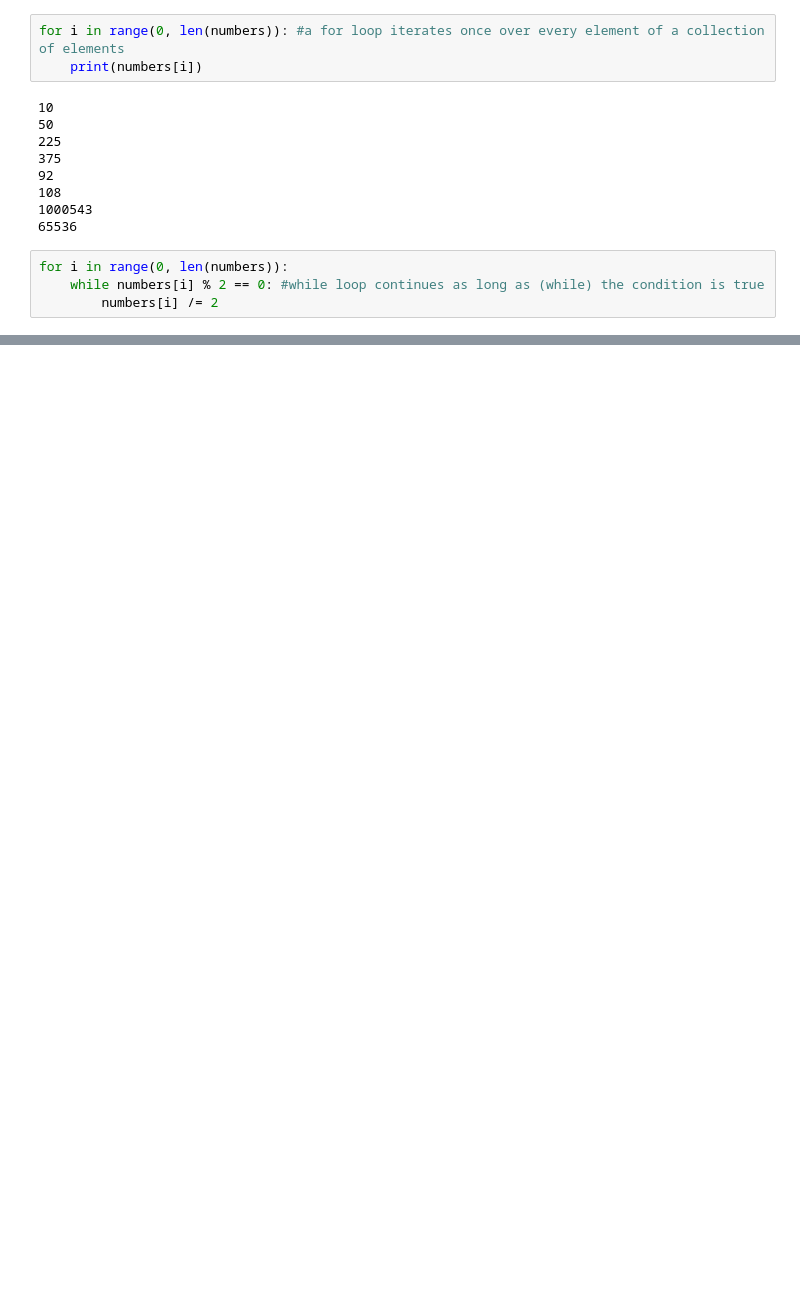
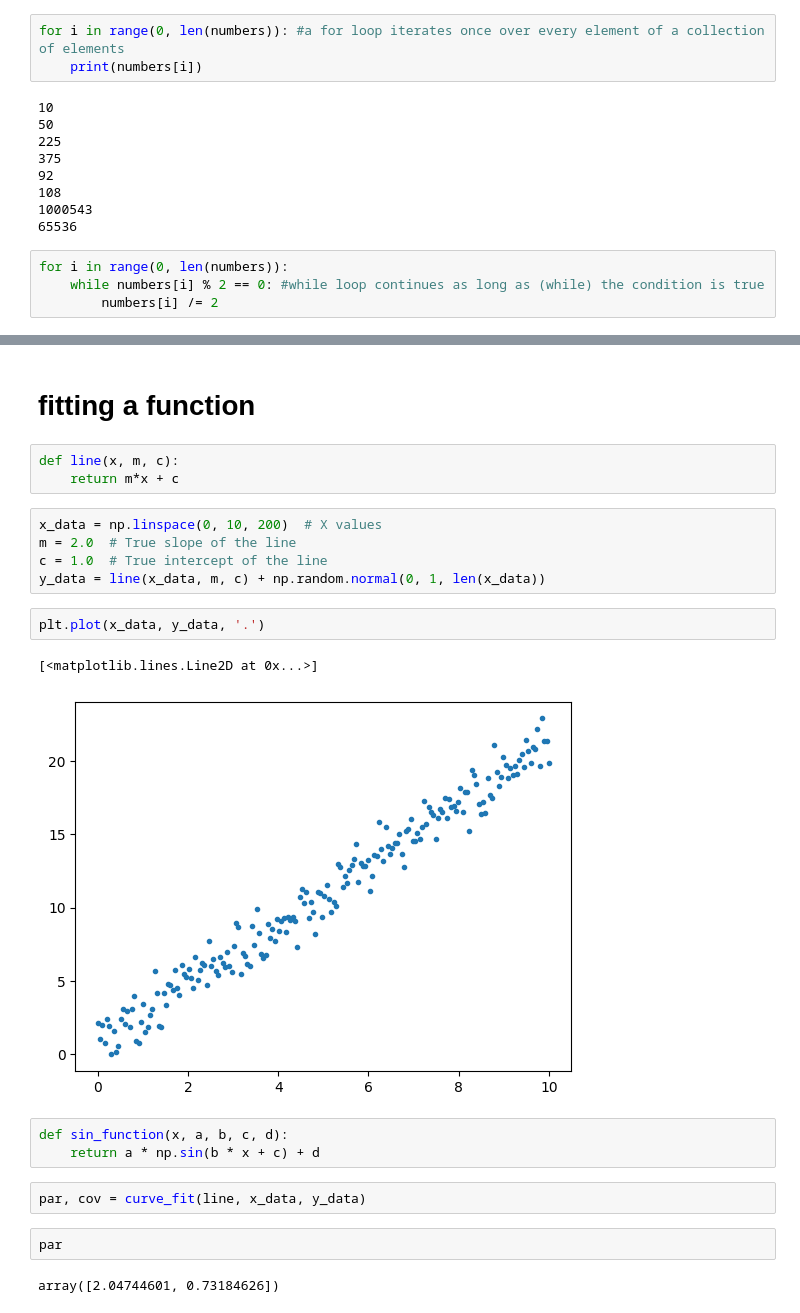
Before and after one commit to saurabhmittal23/space_physics, a Jupyter notebook: tutorial.ipynb, the cells around one changed output, grey strips where cells are left out. Saved outputs shown, nothing was run; the diff lists cells and outputs as text; blank space fills up the shorter version.

```diff
--- a/tutorial.ipynb
+++ b/tutorial.ipynb
@@ -502,0 +538,24 @@ plt.legend()
+# %% [markdown]
+# fitting a function
+# %%
+def line(x, m, c):
+    return m*x + c
+# %%
+x_data = np.linspace(0, 10, 200)  # X values
+m = 2.0  # True slope of the line
+c = 1.0  # True intercept of the line
+y_data = line(x_data, m, c) + np.random.normal(0, 1, len(x_data))
+# %%
+plt.plot(x_data, y_data, '.')
+# %% [output]
+[<matplotlib.lines.Line2D at 0x...>]
+[figure, added]
+# %%
+def sin_function(x, a, b, c, d):
+    return a * np.sin(b * x + c) + d
+# %%
+par, cov = curve_fit(line, x_data, y_data)
+# %%
+par
+# %% [output]
+array([2.04744601, 0.73184626])
```
Also changed, not shown: parts of 86 cells of this notebook.
